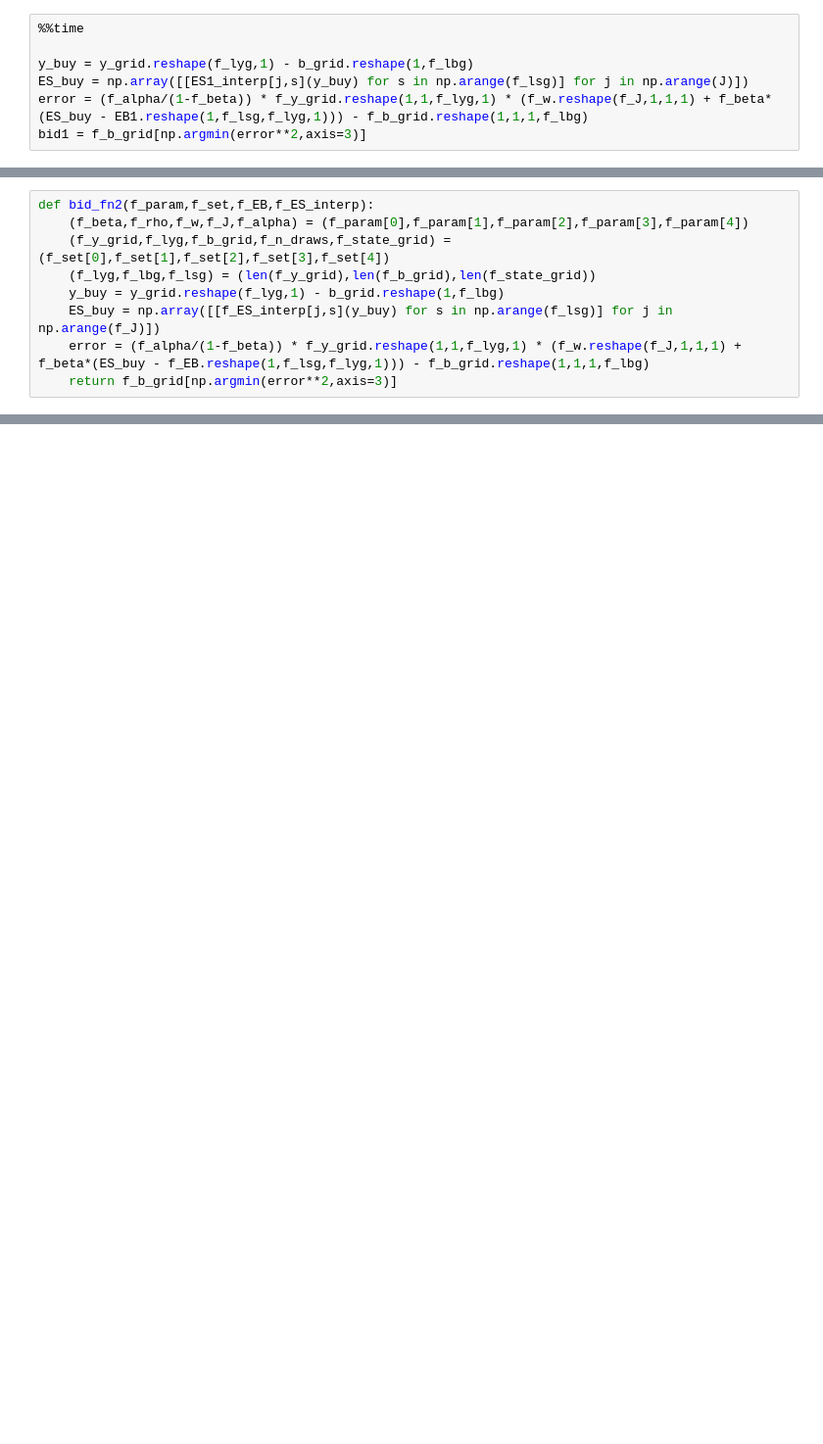
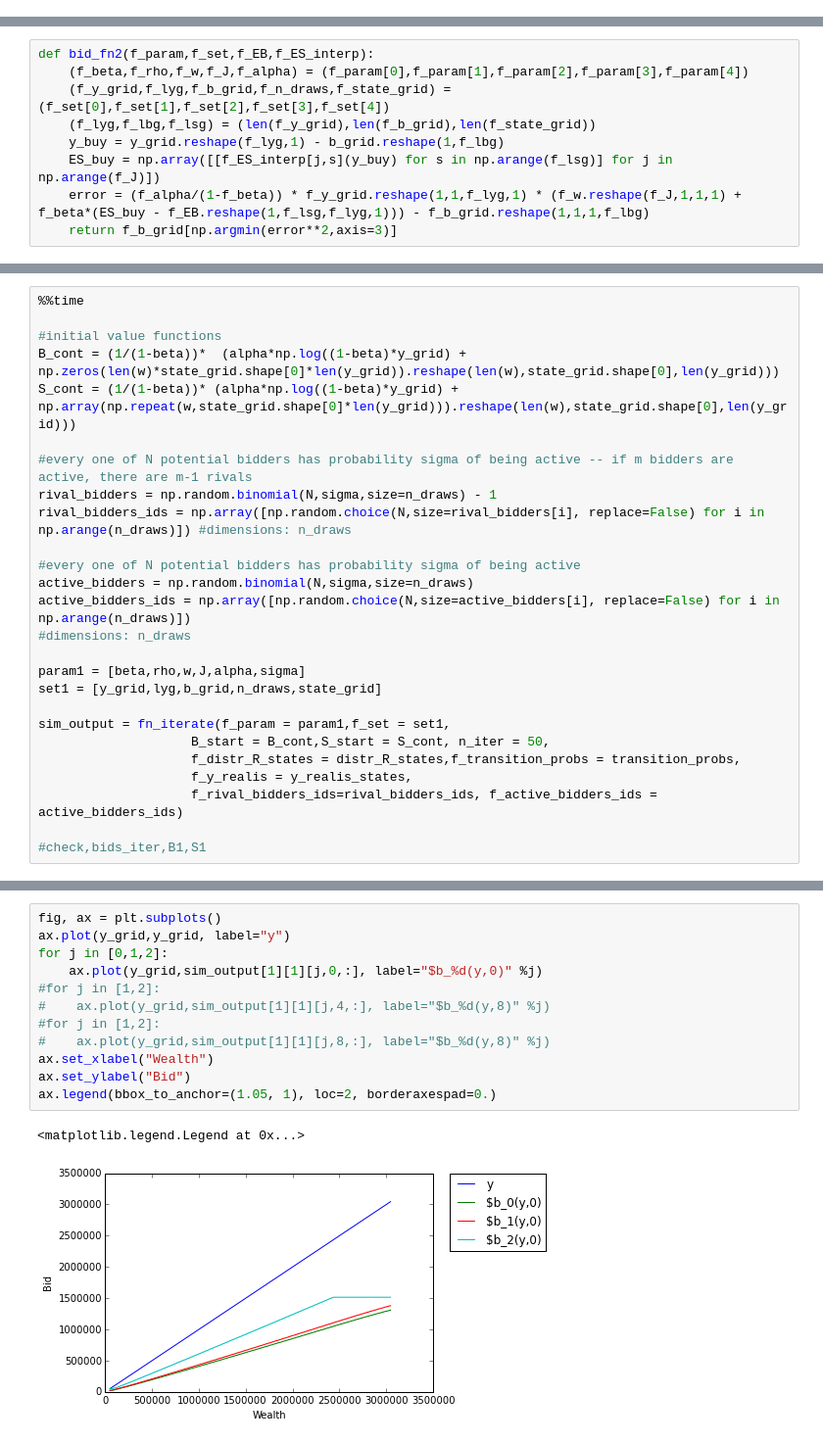
Before and after one commit to wolfgangrid/car_auctions_jupyter, a Jupyter notebook: cars_model_jupyter_state.ipynb, the cells around one changed output, grey strips where cells are left out. Shown: that part at 98% size. Drawn from its saved outputs; the diff is of its cells as text; blank space fills up the shorter version.

Commit message:
added buyer and seller value to new approach - not converging

```diff
--- a/cars_model_jupyter_state.ipynb
+++ b/cars_model_jupyter_state.ipynb
@@ -517,7 +409,0 @@ Wall time: 308 ms
-# %%
-%%time
-
-y_buy = y_grid.reshape(f_lyg,1) - b_grid.reshape(1,f_lbg)
-ES_buy = np.array([[ES1_interp[j,s](y_buy) for s in np.arange(f_lsg)] for j in np.arange(J)])
-error = (f_alpha/(1-f_beta)) * f_y_grid.reshape(1,1,f_lyg,1) * (f_w.reshape(f_J,1,1,1) + f_beta*(ES_buy - EB1.reshape(1,f_lsg,f_lyg,1))) - f_b_grid.reshape(1,1,1,f_lbg)
-bid1 = f_b_grid[np.argmin(error**2,axis=3)]
@@ -563,0 +493,26 @@ Wall time: 359 ms
+# %%
+%%time
+
+#initial value functions
+B_cont = (1/(1-beta))*  (alpha*np.log((1-beta)*y_grid) + np.zeros(len(w)*state_grid.shape[0]*len(y_grid)).reshape(len(w),state_grid.shape[0],len(y_grid)))
+S_cont = (1/(1-beta))* (alpha*np.log((1-beta)*y_grid) + np.array(np.repeat(w,state_grid.shape[0]*len(y_grid))).reshape(len(w),state_grid.shape[0],len(y_grid)))
+
+#every one of N potential bidders has probability sigma of being active -- if m bidders are active, there are m-1 rivals
+rival_bidders = np.random.binomial(N,sigma,size=n_draws) - 1
+rival_bidders_ids = np.array([np.random.choice(N,size=rival_bidders[i], replace=False) for i in np.arange(n_draws)]) #dimensions: n_draws
+
+#every one of N potential bidders has probability sigma of being active
+active_bidders = np.random.binomial(N,sigma,size=n_draws)
+active_bidders_ids = np.array([np.random.choice(N,size=active_bidders[i], replace=False) for i in np.arange(n_draws)])
+#dimensions: n_draws
+
+param1 = [beta,rho,w,J,alpha,sigma]
+set1 = [y_grid,lyg,b_grid,n_draws,state_grid]
+
+sim_output = fn_iterate(f_param = param1,f_set = set1,
+                    B_start = B_cont,S_start = S_cont, n_iter = 50,
+                    f_distr_R_states = distr_R_states,f_transition_probs = transition_probs,
+                    f_y_realis = y_realis_states,
+                    f_rival_bidders_ids=rival_bidders_ids, f_active_bidders_ids = active_bidders_ids)
+
+#check,bids_iter,B1,S1
@@ -563,0 +522,15 @@ Wall time: 359 ms
+# %%
+fig, ax = plt.subplots()
+ax.plot(y_grid,y_grid, label="y")
+for j in [0,1,2]:
+    ax.plot(y_grid,sim_output[1][1][j,0,:], label="$b_%d(y,0)" %j)
+#for j in [1,2]:
+#    ax.plot(y_grid,sim_output[1][1][j,4,:], label="$b_%d(y,8)" %j)
+#for j in [1,2]:
+#    ax.plot(y_grid,sim_output[1][1][j,8,:], label="$b_%d(y,8)" %j)
+ax.set_xlabel("Wealth")
+ax.set_ylabel("Bid")
+ax.legend(bbox_to_anchor=(1.05, 1), loc=2, borderaxespad=0.)
+# %% [output]
+<matplotlib.legend.Legend at 0x...>
+[figure, added]
```
Also changed, not shown: parts of 32 cells of this notebook.
